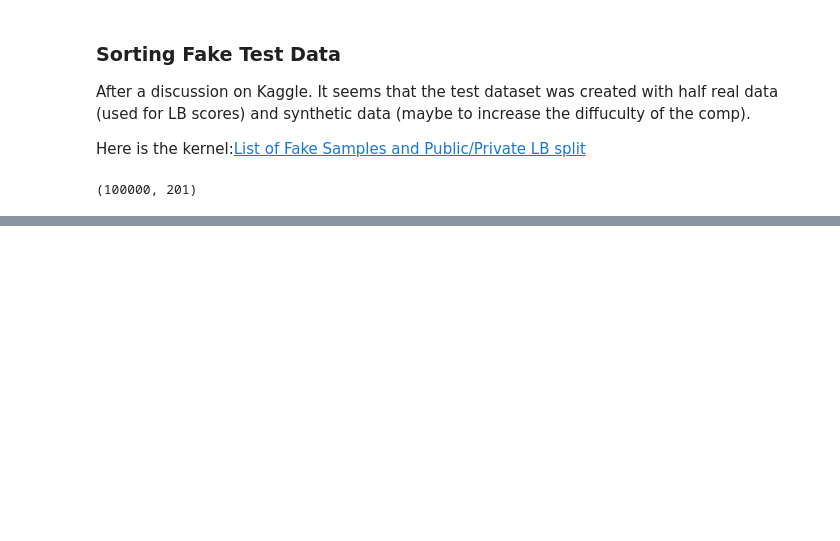
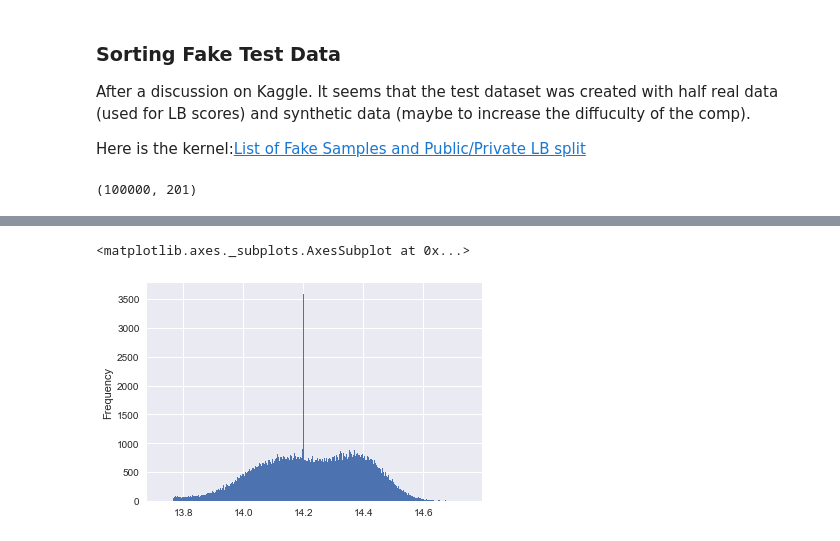
Before and after one commit to FedericoRaimondi/myProjects, a Jupyter notebook: Santander_Customer_Transaction_Prediction/data_exploration/Data Exploration.ipynb, the cells around one changed output, grey strips where cells are left out. Cells and saved outputs as stored; diff of their text form; code cells hidden in the pictures; blank space fills up the shorter version.

```diff
--- a/Santander_Customer_Transaction_Prediction/data_exploration/Data Exploration.ipynb
+++ b/Santander_Customer_Transaction_Prediction/data_exploration/Data Exploration.ipynb
@@ -270,0 +308,5 @@ The next steps are to go a bit deeper in analyzing and try also some FE (hoping
+# %%
+df_train[df_train['target']<1]['var_108'].plot.hist(bins=451)
+# %% [output]
+<matplotlib.axes._subplots.AxesSubplot at 0x...>
+[figure, added]
```
Also changed, not shown: parts of 12 cells of this notebook.
